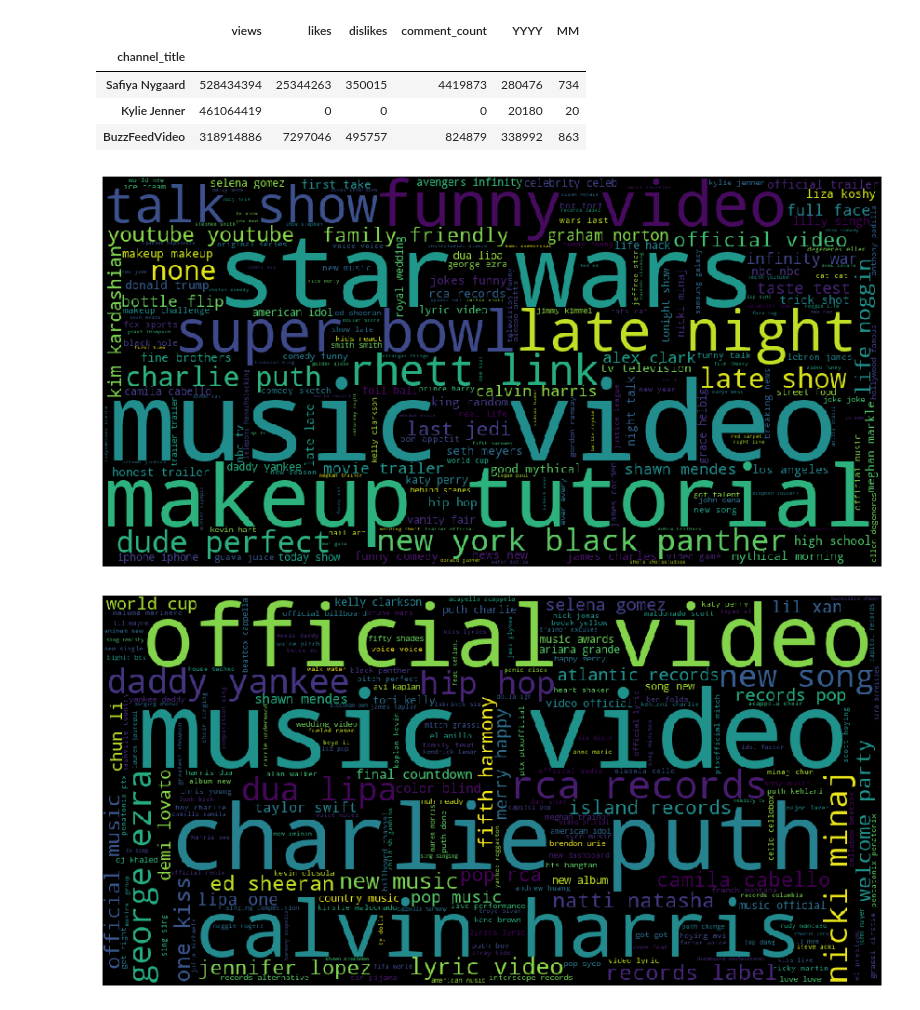
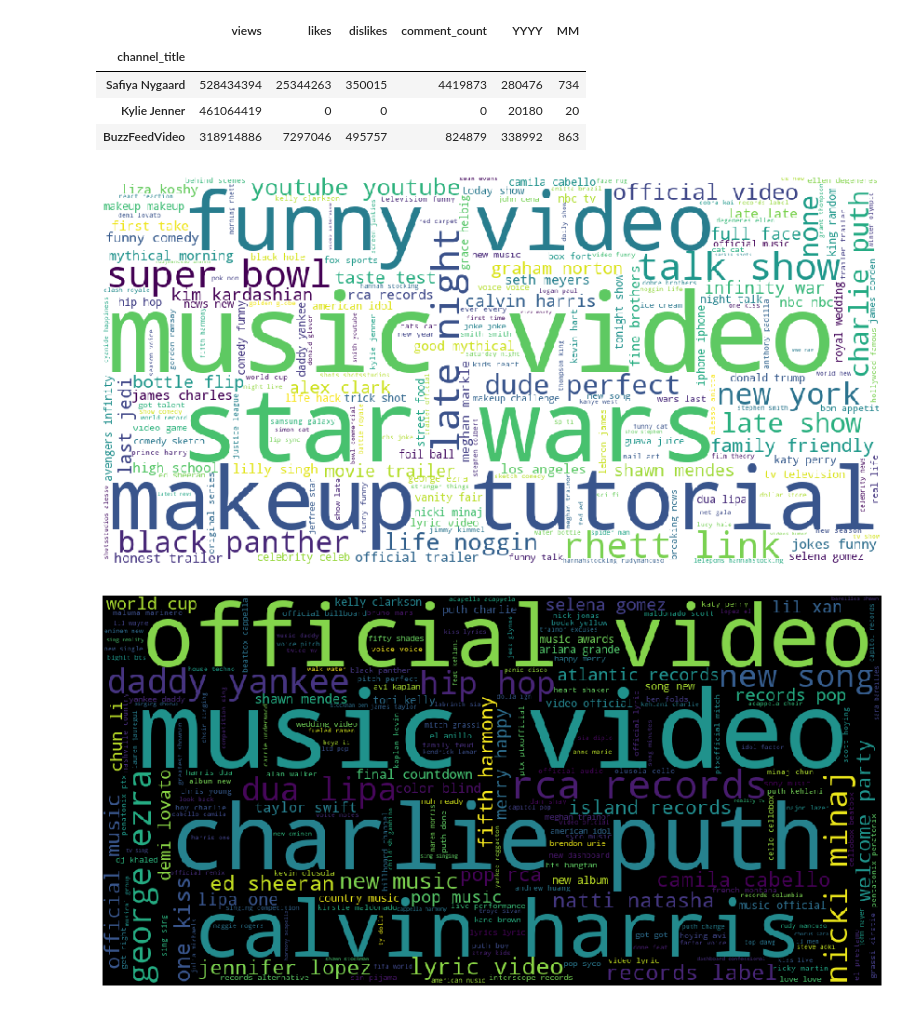
Before and after one commit to jjaimwork/Kaggle-YouTube-EDA, a Jupyter notebook: NLP YouTube EDA Most Viewed in Trending Category.ipynb, the cells around one changed output. Cells and saved outputs as stored; diff of their text form; code cells hidden in the pictures.

```diff
--- a/NLP YouTube EDA Most Viewed in Trending Category.ipynb
+++ b/NLP YouTube EDA Most Viewed in Trending Category.ipynb
@@ -213,15 +213,15 @@ for i in tqdm(range(0,40881)):
     corpus.append(tags)
 # %%
 unique_string=(" ").join(corpus)
-wordcloud = WordCloud(width = 1000, height = 500).generate(unique_string)
+wordcloud = WordCloud(background_color='white', width = 1000, height = 500).generate(unique_string)
 plt.figure(figsize=(15,8))
 plt.imshow(wordcloud)
 plt.axis("off")
 plt.savefig("General"+".png", bbox_inches='tight')
 plt.show()
 plt.close()
 # %% [output]
-[figure, old version]
+[figure, new version]
 # %%
 def getBagofWords(category):
     cat = us_df[us_df['category']==category]['tags'].reset_index()
```
Also changed, not shown: 1 other file.
